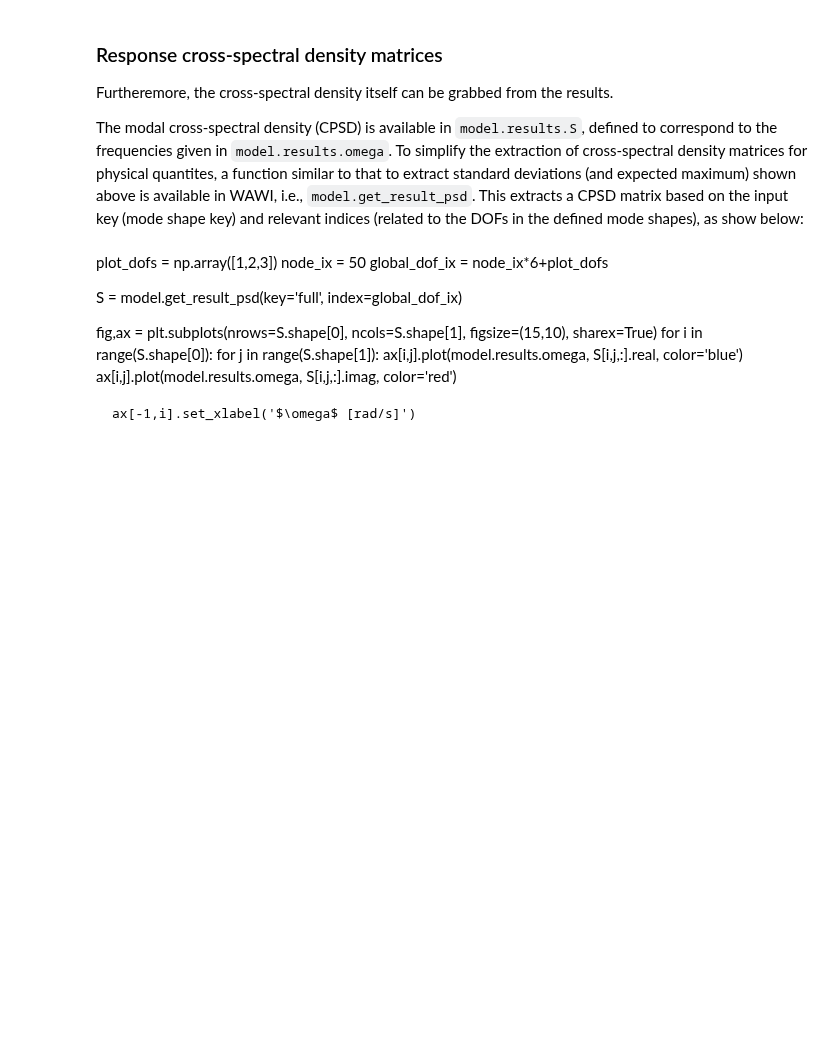
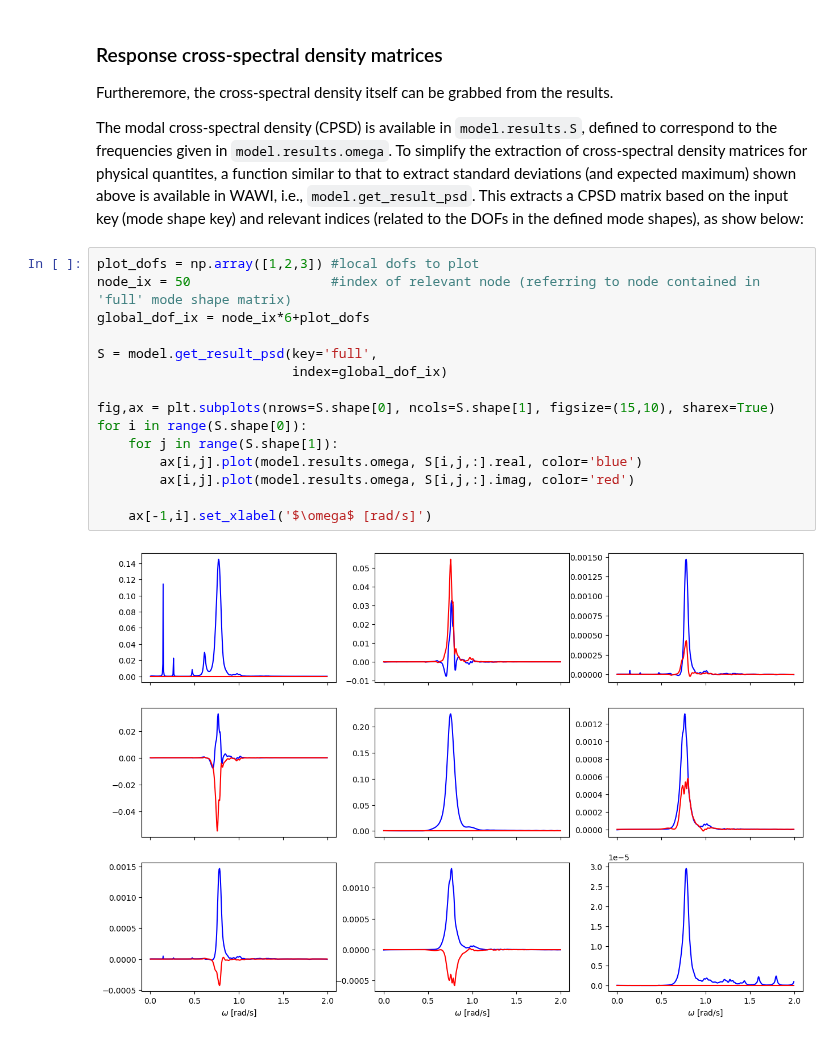
Before and after one commit to knutankv/wawi, a Jupyter notebook: examples/2 Response prediction/Curved floating bridge/Basic response prediction.ipynb, the cells around one changed output. Saved outputs shown, nothing was run; the diff lists cells and outputs as text; blank space fills up the shorter version.

```diff
--- a/examples/2 Response prediction/Curved floating bridge/Basic response prediction.ipynb
+++ b/examples/2 Response prediction/Curved floating bridge/Basic response prediction.ipynb
@@ -118,18 +138,20 @@ ax[0].legend(frameon=False, loc='upper center', ncol=2)
 Furtheremore, the cross-spectral density itself can be grabbed from the results.
 
 The modal cross-spectral density (CPSD) is available in `model.results.S`, defined to correspond to the frequencies given in `model.results.omega`. To simplify the extraction of cross-spectral density matrices for physical quantites, a function similar to that to extract standard deviations (and expected maximum) shown above is available in WAWI, i.e., `model.get_result_psd`. This extracts a CPSD matrix based on the input key (mode shape key) and relevant indices (related to the DOFs in the defined mode shapes), as show below:
-# %% [markdown]
-plot_dofs = np.array([1,2,3])
-node_ix = 50
-global_dof_ix = node_ix*6+plot_dofs
-
-S = model.get_result_psd(key='full',
-                         index=global_dof_ix)
-
-fig,ax = plt.subplots(nrows=S.shape[0], ncols=S.shape[1], figsize=(15,10), sharex=True)
-for i in range(S.shape[0]):
-    for j in range(S.shape[1]):
-        ax[i,j].plot(model.results.omega, S[i,j,:].real, color='blue')
-        ax[i,j].plot(model.results.omega, S[i,j,:].imag, color='red')
-
-    ax[-1,i].set_xlabel('$\omega$ [rad/s]')
+# %%
+plot_dofs = np.array([1,2,3]) #local dofs to plot
+node_ix = 50                  #index of relevant node (referring to node contained in 'full' mode shape matrix)
+global_dof_ix = node_ix*6+plot_dofs
+
+S = model.get_result_psd(key='full',
+                         index=global_dof_ix)
+
+fig,ax = plt.subplots(nrows=S.shape[0], ncols=S.shape[1], figsize=(15,10), sharex=True)
+for i in range(S.shape[0]):
+    for j in range(S.shape[1]):
+        ax[i,j].plot(model.results.omega, S[i,j,:].real, color='blue')
+        ax[i,j].plot(model.results.omega, S[i,j,:].imag, color='red')
+
+    ax[-1,i].set_xlabel('$\omega$ [rad/s]')
+# %% [output]
+[figure, added]
```
Also changed, not shown: parts of 6 cells of this notebook, 2 other files.
